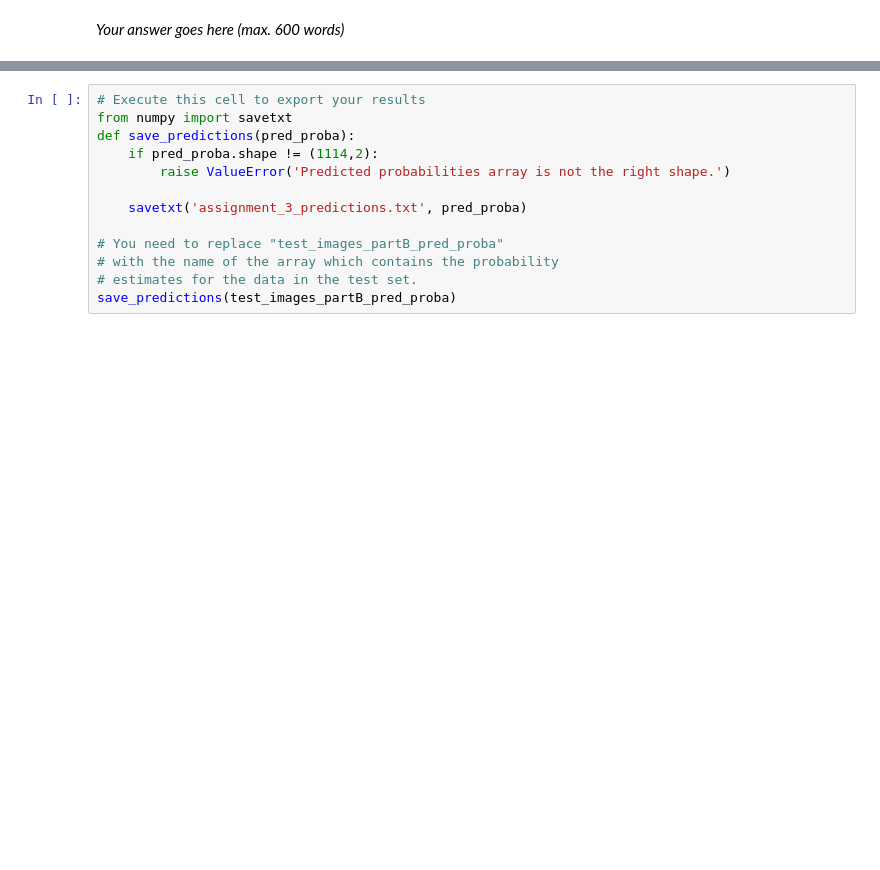
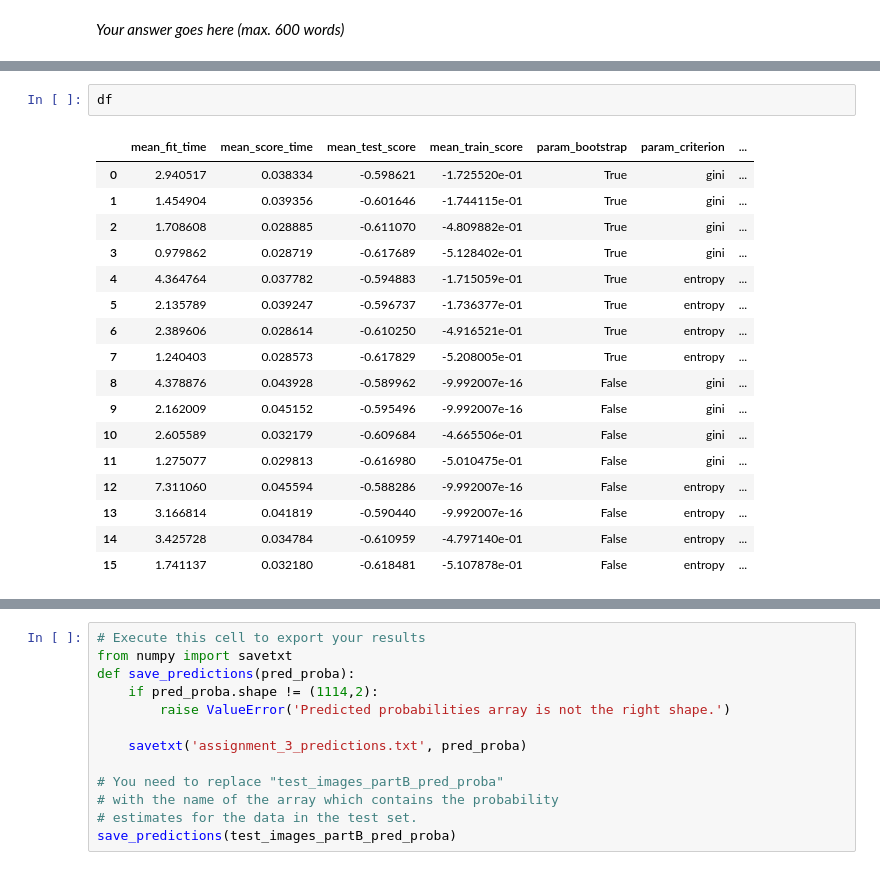
Before and after one commit to anirudhgangwal/IAML, a Jupyter notebook: 07_Assignment_3.ipynb, the cells around one changed output, grey strips where cells are left out. Drawn from its saved outputs; the diff is of its cells as text; blank space fills up the shorter version.

```diff
--- a/07_Assignment_3.ipynb
+++ b/07_Assignment_3.ipynb
@@ -825,0 +880,20 @@ We provide you with three new data sets: a training set (`train_images_partB.csv
+# %%
+df
+# %% [output]
+|  | mean_fit_time | mean_score_time | mean_test_score | mean_train_score | param_bootstrap | param_criterion | ... |
+| 0 | 2.940517 | 0.038334 | -0.598621 | -1.725520e-01 | True | gini | ... |
+| 1 | 1.454904 | 0.039356 | -0.601646 | -1.744115e-01 | True | gini | ... |
+| 2 | 1.708608 | 0.028885 | -0.611070 | -4.809882e-01 | True | gini | ... |
+| 3 | 0.979862 | 0.028719 | -0.617689 | -5.128402e-01 | True | gini | ... |
+| 4 | 4.364764 | 0.037782 | -0.594883 | -1.715059e-01 | True | entropy | ... |
+| 5 | 2.135789 | 0.039247 | -0.596737 | -1.736377e-01 | True | entropy | ... |
+| 6 | 2.389606 | 0.028614 | -0.610250 | -4.916521e-01 | True | entropy | ... |
+| 7 | 1.240403 | 0.028573 | -0.617829 | -5.208005e-01 | True | entropy | ... |
+| 8 | 4.378876 | 0.043928 | -0.589962 | -9.992007e-16 | False | gini | ... |
+| 9 | 2.162009 | 0.045152 | -0.595496 | -9.992007e-16 | False | gini | ... |
+| 10 | 2.605589 | 0.032179 | -0.609684 | -4.665506e-01 | False | gini | ... |
+| 11 | 1.275077 | 0.029813 | -0.616980 | -5.010475e-01 | False | gini | ... |
+| 12 | 7.311060 | 0.045594 | -0.588286 | -9.992007e-16 | False | entropy | ... |
+| 13 | 3.166814 | 0.041819 | -0.590440 | -9.992007e-16 | False | entropy | ... |
+| 14 | 3.425728 | 0.034784 | -0.610959 | -4.797140e-01 | False | entropy | ... |
+| 15 | 1.741137 | 0.032180 | -0.618481 | -5.107878e-01 | False | entropy | ... |
```
Also changed, not shown: parts of 10 cells of this notebook.
